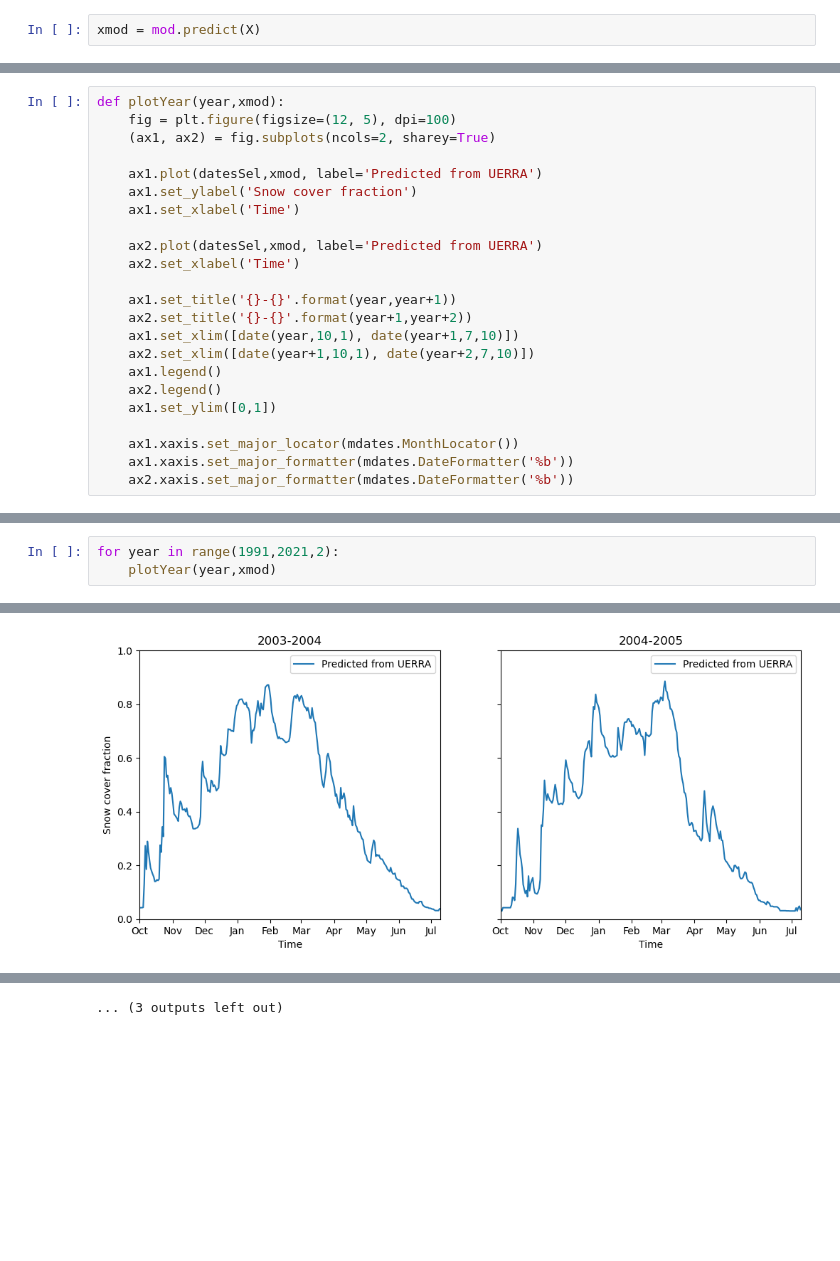
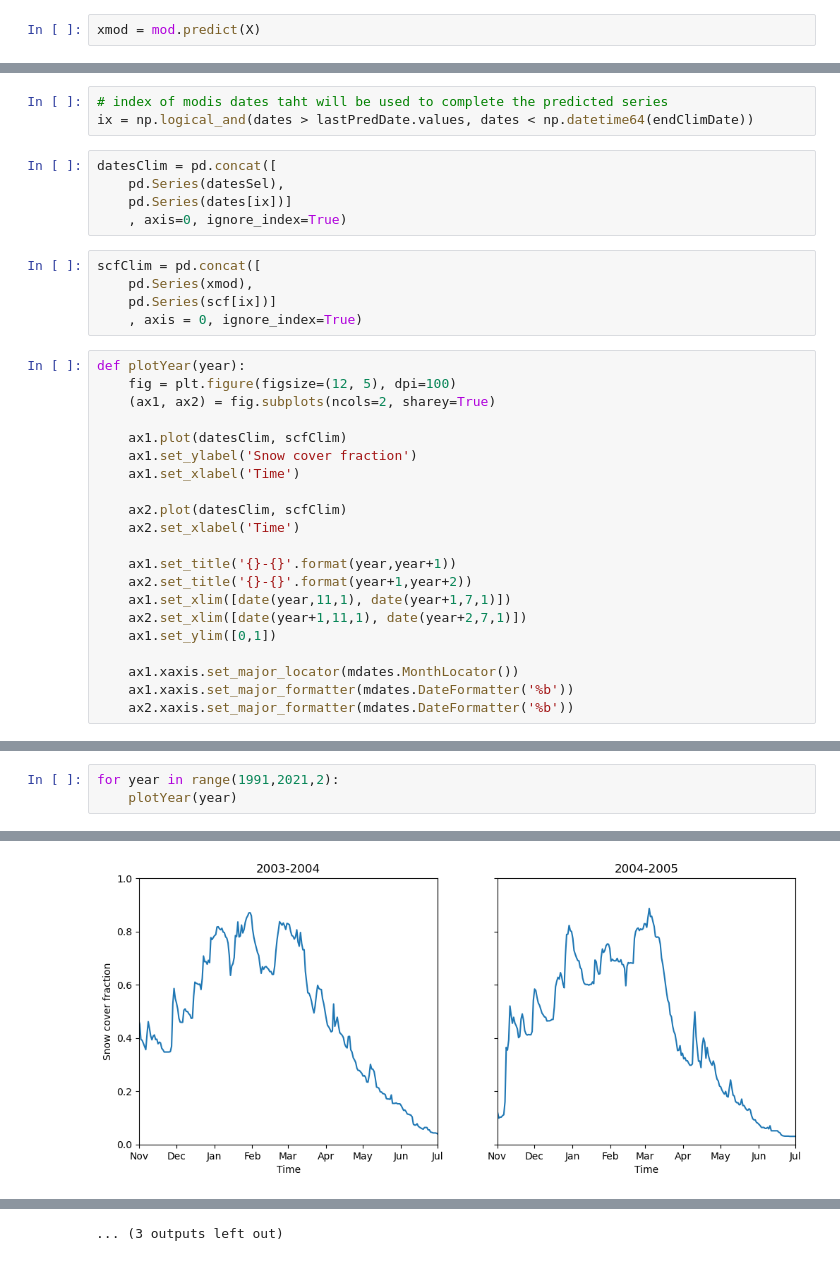
Before and after one commit to sgascoin/ModisExtension, a Jupyter notebook: inferScf.ipynb, the cells around one changed output, grey strips where cells are left out. Drawn from its saved outputs; the diff is of its cells as text; blank space fills up the shorter version.

```diff
--- a/inferScf.ipynb
+++ b/inferScf.ipynb
@@ -36,21 +66,32 @@ xmod = mod.predict(X)
+# %%
+# index of modis dates taht will be used to complete the predicted series
+ix = np.logical_and(dates > lastPredDate.values, dates < np.datetime64(endClimDate))
+# %%
+datesClim = pd.concat([
+    pd.Series(datesSel),
+    pd.Series(dates[ix])]
+    , axis=0, ignore_index=True)
+# %%
+scfClim = pd.concat([
+    pd.Series(xmod),
+    pd.Series(scf[ix])]
+    , axis = 0, ignore_index=True)
 # %%
-def plotYear(year,xmod):
+def plotYear(year):
     fig = plt.figure(figsize=(12, 5), dpi=100)
     (ax1, ax2) = fig.subplots(ncols=2, sharey=True)
 
-    ax1.plot(datesSel,xmod, label='Predicted from UERRA')
+    ax1.plot(datesClim, scfClim)
     ax1.set_ylabel('Snow cover fraction')
     ax1.set_xlabel('Time')
 
-    ax2.plot(datesSel,xmod, label='Predicted from UERRA')
+    ax2.plot(datesClim, scfClim)
     ax2.set_xlabel('Time')
 
     ax1.set_title('{}-{}'.format(year,year+1))
     ax2.set_title('{}-{}'.format(year+1,year+2))
-    ax1.set_xlim([date(year,10,1), date(year+1,7,10)])
-    ax2.set_xlim([date(year+1,10,1), date(year+2,7,10)])
-    ax1.legend()
-    ax2.legend()
+    ax1.set_xlim([date(year,11,1), date(year+1,7,1)])
+    ax2.set_xlim([date(year+1,11,1), date(year+2,7,1)])
     ax1.set_ylim([0,1])
 
     ax1.xaxis.set_major_locator(mdates.MonthLocator())
@@ -70,4 +111,4 @@ scf.to_csv('export/predicteedScf.csv')
 # %%
 for year in range(1991,2021,2):
-    plotYear(year,xmod)
+    plotYear(year)
 # %% [output]
@@ -80 +121 @@ for year in range(1991,2021,2):
-[figure, old version]
+[figure, new version]
```
Also changed, not shown: parts of 10 cells of this notebook, 1 other file.
